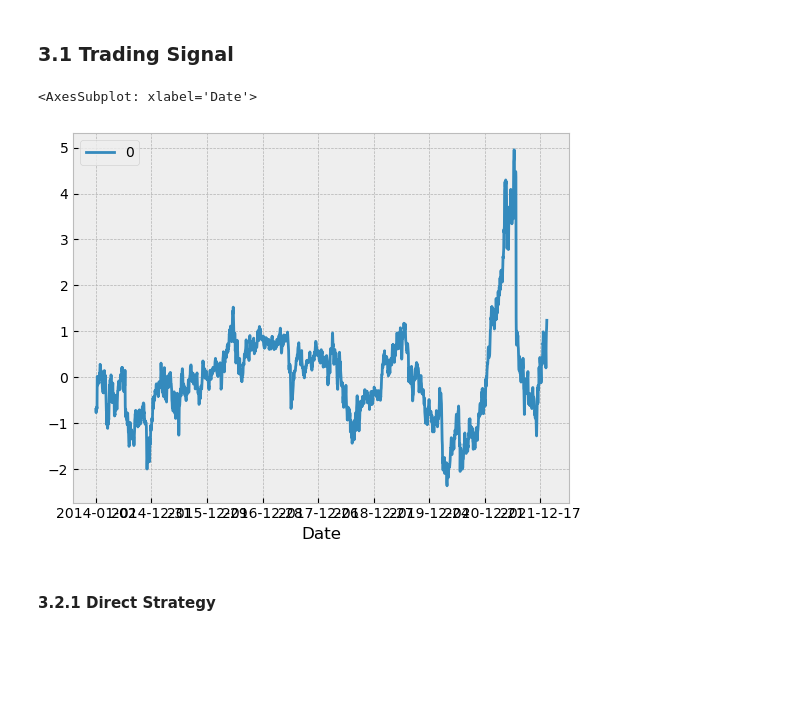
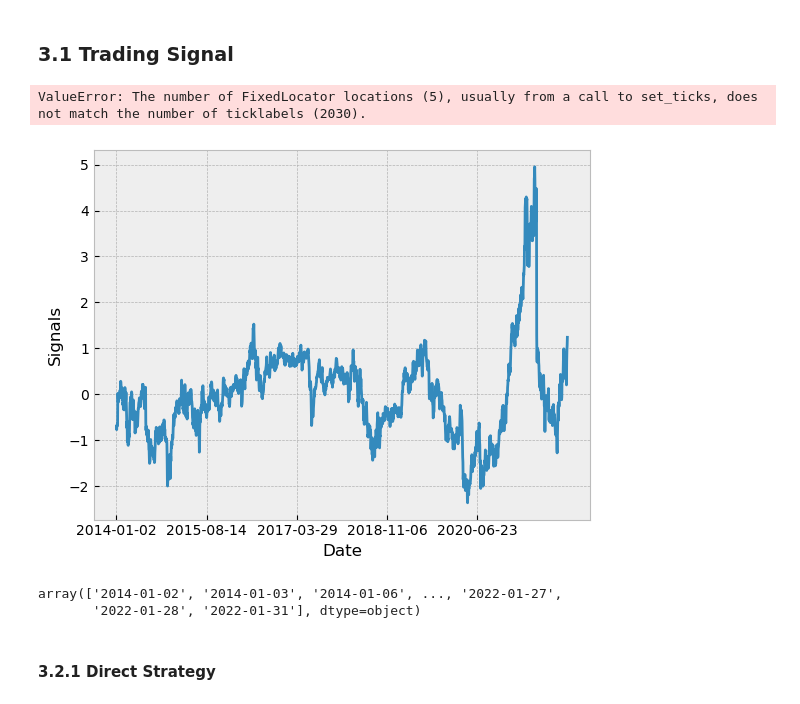
Before and after one commit to victoriawong1123/emf_project2, a Jupyter notebook: emf_project2.ipynb, the cells around one changed output. Cells and saved outputs as stored; diff of their text form; code cells hidden in the pictures; blank space fills up the shorter version.

```diff
--- a/emf_project2.ipynb
+++ b/emf_project2.ipynb
@@ -550,12 +550,23 @@ beta = spread_res[2]
 std = spread_res[3]
 signals = pd.DataFrame(signals, index=trade_pair.index)
 
-
-# Plot signals
-signals.plot()
+dummy_values = np.arange(0,2030,406)
+idxt = trade_pair.index.values
-# %% [output]
-<AxesSubplot: xlabel='Date'>
-[figure, removed]
+# %%
+# Plot signals
+ax = plt.gca()
+ax.plot(signals)
+plt.xlabel('Date')
+plt.ylabel('Signals')
+plt.xticks(dummy_values, idxt)
+# %% [output]
+ValueError: The number of FixedLocator locations (5), usually from a call to set_ticks, does not match the number of ticklabels (2030).
+[figure, added]
+# %%
+idxt
+# %% [output]
+array(['2014-01-02', '2014-01-03', '2014-01-06', ..., '2022-01-27',
+       '2022-01-28', '2022-01-31'], dtype=object)
 # %% [markdown]
 #### 3.2.1 Direct Strategy
 # %% [markdown]
```
Also changed, not shown: parts of 22 cells of this notebook.
